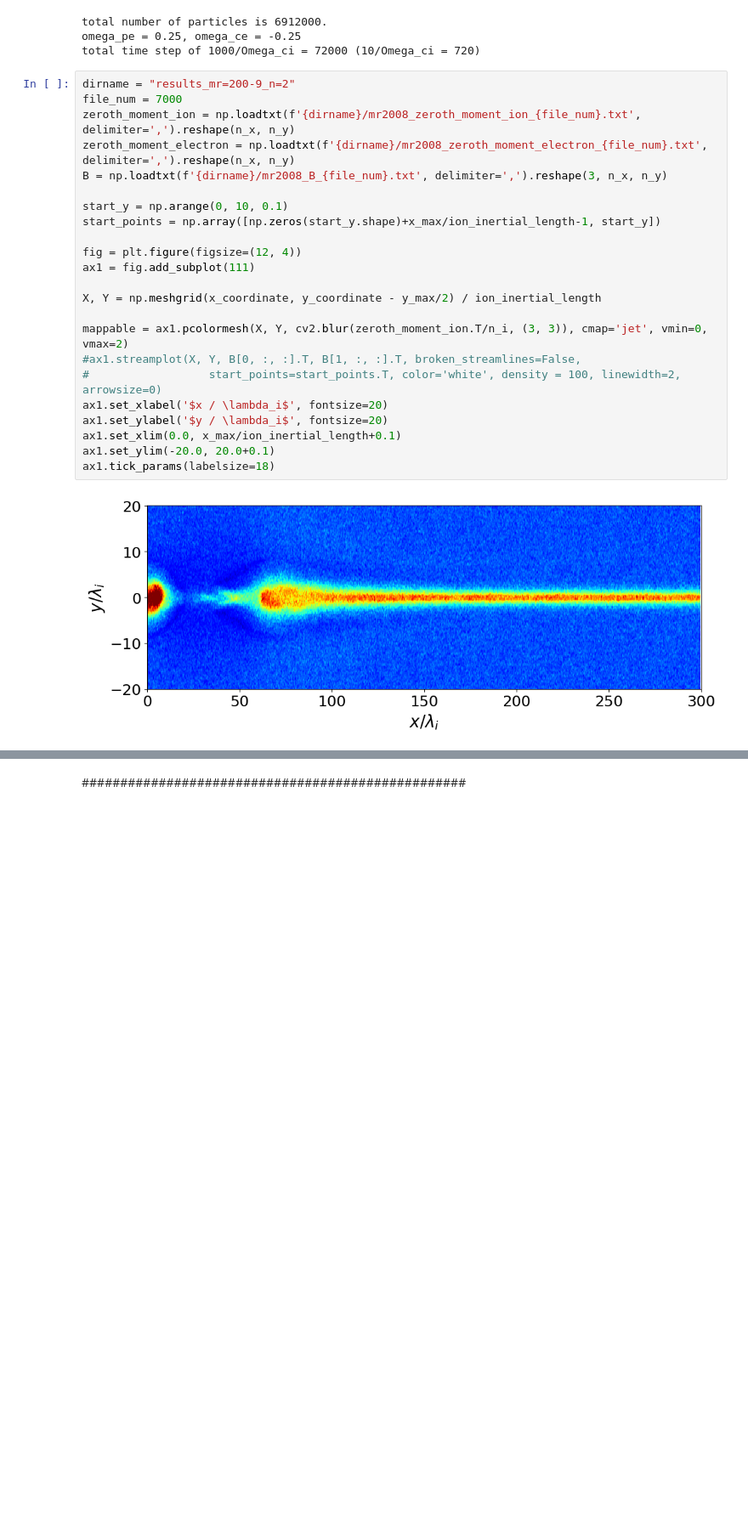
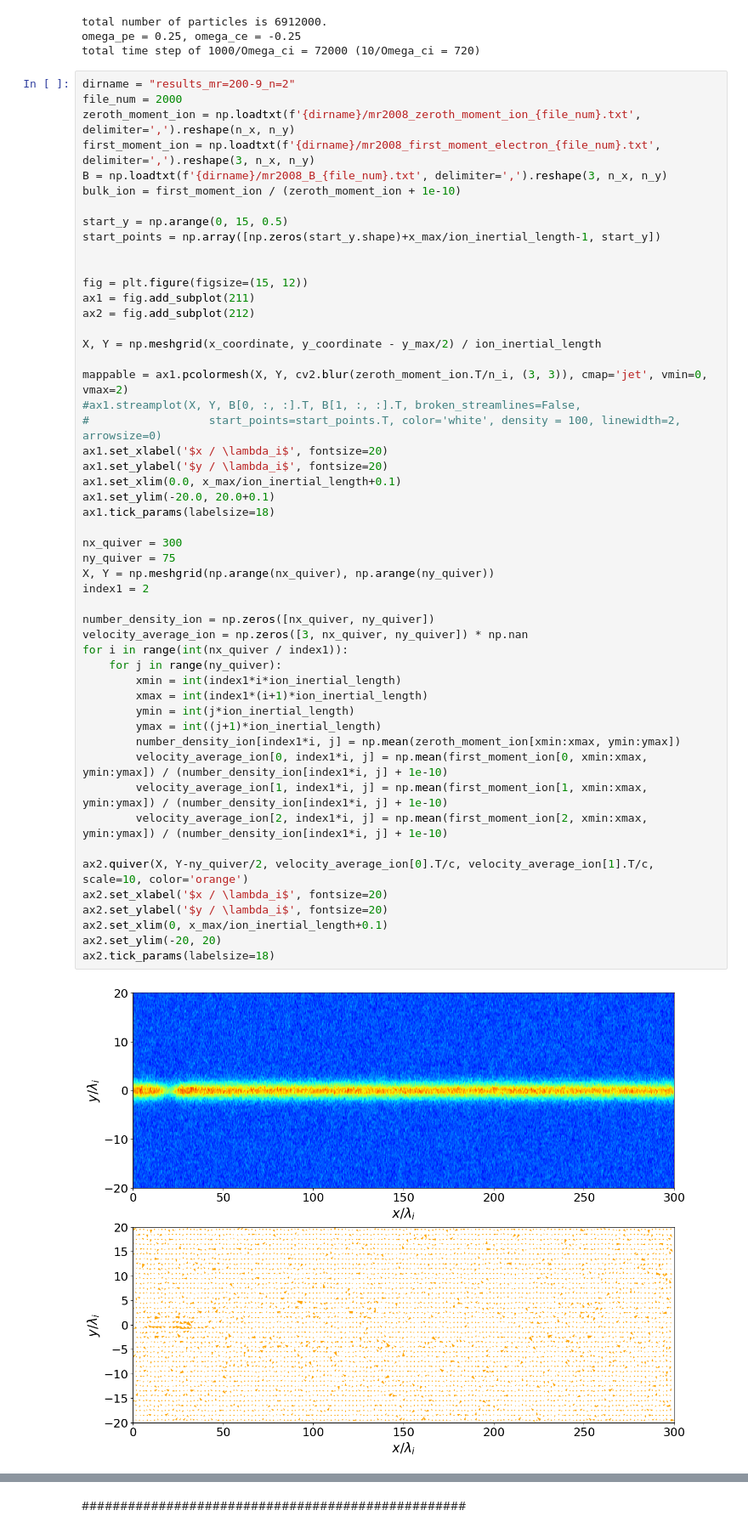
Before and after one commit to keita-akutagawa/pic_cpp_oop, a Jupyter notebook: examples_2D/mr2008_triple/PIC2D_plot_mr2008.ipynb, the cells around one changed output, grey strips where cells are left out. Shown at 85% size. Cells and saved outputs as stored; diff of their text form; blank space fills up the shorter version.

```diff
--- a/examples_2D/mr2008_triple/PIC2D_plot_mr2008.ipynb
+++ b/examples_2D/mr2008_triple/PIC2D_plot_mr2008.ipynb
@@ -66,29 +66,57 @@ omega_pe = 0.25, omega_ce = -0.25
 total time step of 1000/Omega_ci = 72000 (10/Omega_ci = 720)
 # %%
 dirname = "results_mr=200-9_n=2"
-file_num = 7000
+file_num = 2000
 zeroth_moment_ion = np.loadtxt(f'{dirname}/mr2008_zeroth_moment_ion_{file_num}.txt', delimiter=',').reshape(n_x, n_y)
-zeroth_moment_electron = np.loadtxt(f'{dirname}/mr2008_zeroth_moment_electron_{file_num}.txt', delimiter=',').reshape(n_x, n_y)
+first_moment_ion = np.loadtxt(f'{dirname}/mr2008_first_moment_electron_{file_num}.txt', delimiter=',').reshape(3, n_x, n_y)
 B = np.loadtxt(f'{dirname}/mr2008_B_{file_num}.txt', delimiter=',').reshape(3, n_x, n_y)
+bulk_ion = first_moment_ion / (zeroth_moment_ion + 1e-10)
 
-start_y = np.arange(0, 10, 0.1)
+start_y = np.arange(0, 15, 0.5)
 start_points = np.array([np.zeros(start_y.shape)+x_max/ion_inertial_length-1, start_y])
 
-fig = plt.figure(figsize=(12, 4))
-ax1 = fig.add_subplot(111)
+
+fig = plt.figure(figsize=(15, 12))
+ax1 = fig.add_subplot(211)
+ax2 = fig.add_subplot(212)
 
 X, Y = np.meshgrid(x_coordinate, y_coordinate - y_max/2) / ion_inertial_length
 
 mappable = ax1.pcolormesh(X, Y, cv2.blur(zeroth_moment_ion.T/n_i, (3, 3)), cmap='jet', vmin=0, vmax=2)
 #ax1.streamplot(X, Y, B[0, :, :].T, B[1, :, :].T, broken_streamlines=False,
 #                  start_points=start_points.T, color='white', density = 100, linewidth=2, arrowsize=0)
 ax1.set_xlabel('$x / \lambda_i$', fontsize=20)
 ax1.set_ylabel('$y / \lambda_i$', fontsize=20)
 ax1.set_xlim(0.0, x_max/ion_inertial_length+0.1)
 ax1.set_ylim(-20.0, 20.0+0.1)
 ax1.tick_params(labelsize=18)
+
+nx_quiver = 300
+ny_quiver = 75
+X, Y = np.meshgrid(np.arange(nx_quiver), np.arange(ny_quiver))
+index1 = 2
+
+number_density_ion = np.zeros([nx_quiver, ny_quiver])
+velocity_average_ion = np.zeros([3, nx_quiver, ny_quiver]) * np.nan
+for i in range(int(nx_quiver / index1)):
+    for j in range(ny_quiver):
+        xmin = int(index1*i*ion_inertial_length)
+        xmax = int(index1*(i+1)*ion_inertial_length)
+        ymin = int(j*ion_inertial_length)
+        ymax = int((j+1)*ion_inertial_length)
+        number_density_ion[index1*i, j] = np.mean(zeroth_moment_ion[xmin:xmax, ymin:ymax])
+        velocity_average_ion[0, index1*i, j] = np.mean(first_moment_ion[0, xmin:xmax, ymin:ymax]) / (number_density_ion[index1*i, j] + 1e-10)
+        velocity_average_ion[1, index1*i, j] = np.mean(first_moment_ion[1, xmin:xmax, ymin:ymax]) / (number_density_ion[index1*i, j] + 1e-10)
+        velocity_average_ion[2, index1*i, j] = np.mean(first_moment_ion[2, xmin:xmax, ymin:ymax]) / (number_density_ion[index1*i, j] + 1e-10)
+
+ax2.quiver(X, Y-ny_quiver/2, velocity_average_ion[0].T/c, velocity_average_ion[1].T/c, scale=10, color='orange')
+ax2.set_xlabel('$x / \lambda_i$', fontsize=20)
+ax2.set_ylabel('$y / \lambda_i$', fontsize=20)
+ax2.set_xlim(0, x_max/ion_inertial_length+0.1)
+ax2.set_ylim(-20, 20)
+ax2.tick_params(labelsize=18)
 # %% [output]
-[figure, old version]
+[figure, new version]
 # %%
 fig = plt.figure(figsize=(15, 6))
 ax = fig.add_subplot(111)
```
Also changed, not shown: parts of 2 cells of this notebook.
